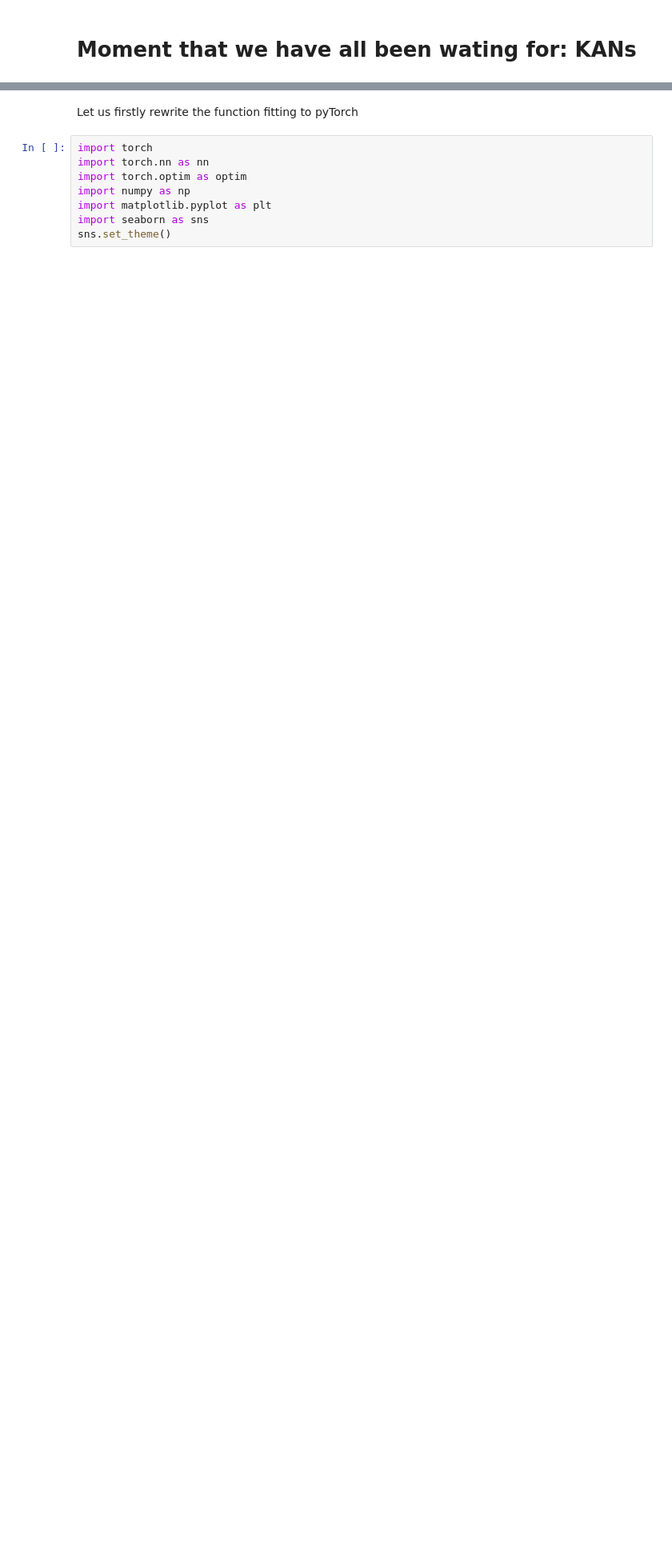
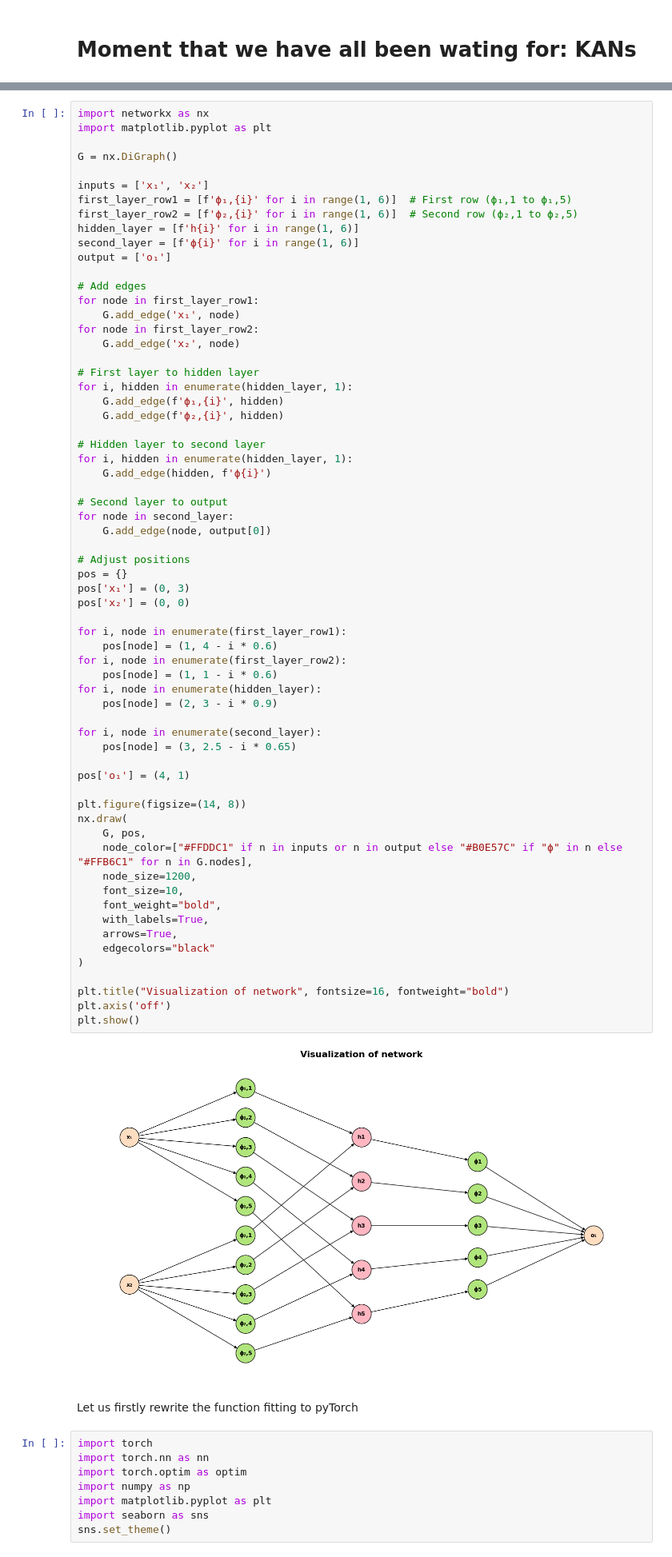
Before and after one commit to spagnoloG/kan, a Jupyter notebook: code/notebooks/03-kan.ipynb, the cells around one changed output, grey strips where cells are left out. Shown: that part at 80% size. Drawn from its saved outputs; the diff is of its cells as text; blank space fills up the shorter version.

Commit message:
Add visualization of example

```diff
--- a/code/notebooks/03-kan.ipynb
+++ b/code/notebooks/03-kan.ipynb
@@ -96,3 +110,69 @@ The spline grid is updated dynamically during training based on the input activa
+# %%
+import networkx as nx
+import matplotlib.pyplot as plt
+
+G = nx.DiGraph()
+
+inputs = ['x₁', 'x₂']
+first_layer_row1 = [f'ϕ₁,{i}' for i in range(1, 6)]  # First row (ϕ₁,1 to ϕ₁,5)
+first_layer_row2 = [f'ϕ₂,{i}' for i in range(1, 6)]  # Second row (ϕ₂,1 to ϕ₂,5)
+hidden_layer = [f'h{i}' for i in range(1, 6)]
+second_layer = [f'ϕ{i}' for i in range(1, 6)]
+output = ['o₁']
+
+# Add edges
+for node in first_layer_row1:
+    G.add_edge('x₁', node)
+for node in first_layer_row2:
+    G.add_edge('x₂', node)
+
+# First layer to hidden layer
+for i, hidden in enumerate(hidden_layer, 1):
+    G.add_edge(f'ϕ₁,{i}', hidden)
+    G.add_edge(f'ϕ₂,{i}', hidden)
+
+# Hidden layer to second layer
+for i, hidden in enumerate(hidden_layer, 1):
+    G.add_edge(hidden, f'ϕ{i}')
+
+# Second layer to output
+for node in second_layer:
+    G.add_edge(node, output[0])
+
+# Adjust positions
+pos = {}
+pos['x₁'] = (0, 3)
+pos['x₂'] = (0, 0)
+
+for i, node in enumerate(first_layer_row1):
+    pos[node] = (1, 4 - i * 0.6)
+for i, node in enumerate(first_layer_row2):
+    pos[node] = (1, 1 - i * 0.6)
+for i, node in enumerate(hidden_layer):
+    pos[node] = (2, 3 - i * 0.9)
+
+for i, node in enumerate(second_layer):
+    pos[node] = (3, 2.5 - i * 0.65)
+
+pos['o₁'] = (4, 1)
+
+plt.figure(figsize=(14, 8))
+nx.draw(
+    G, pos,
+    node_color=["#FFDDC1" if n in inputs or n in output else "#B0E57C" if "ϕ" in n else "#FFB6C1" for n in G.nodes],
+    node_size=1200,
+    font_size=10,
+    font_weight="bold",
+    with_labels=True,
+    arrows=True,
+    edgecolors="black"
+)
+
+plt.title("Visualization of network", fontsize=16, fontweight="bold")
+plt.axis('off')
+plt.show()
+# %% [output]
+[figure, added]
 # %% [markdown]
 Let us firstly rewrite the function fitting to pyTorch
 # %%
```
Also changed, not shown: parts of 2 cells of this notebook, 2 other files.
